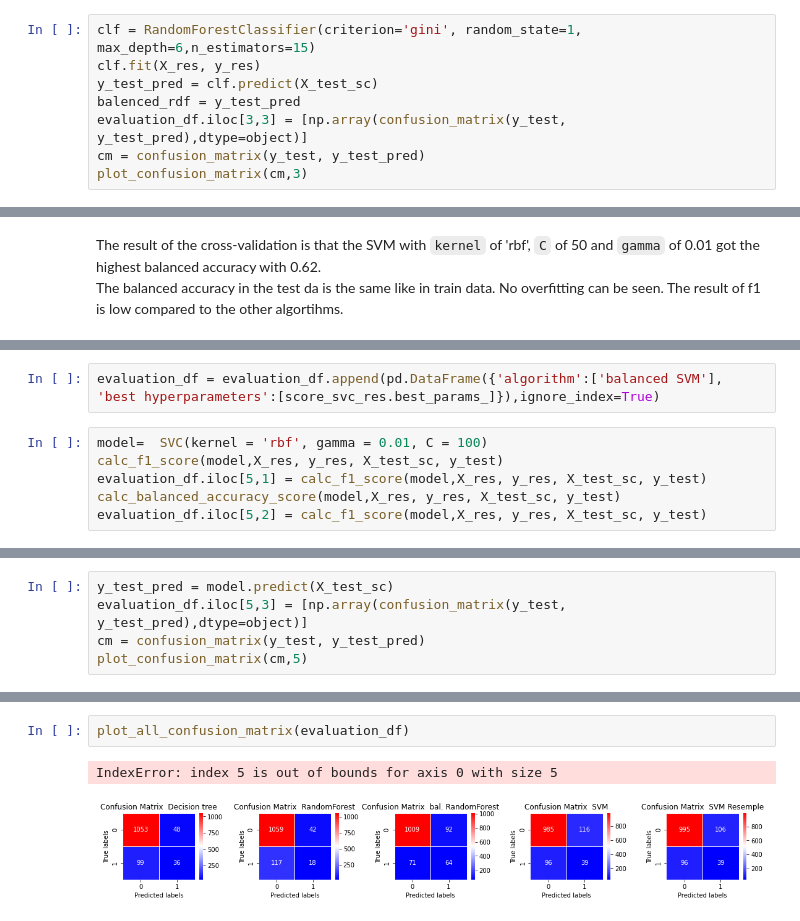
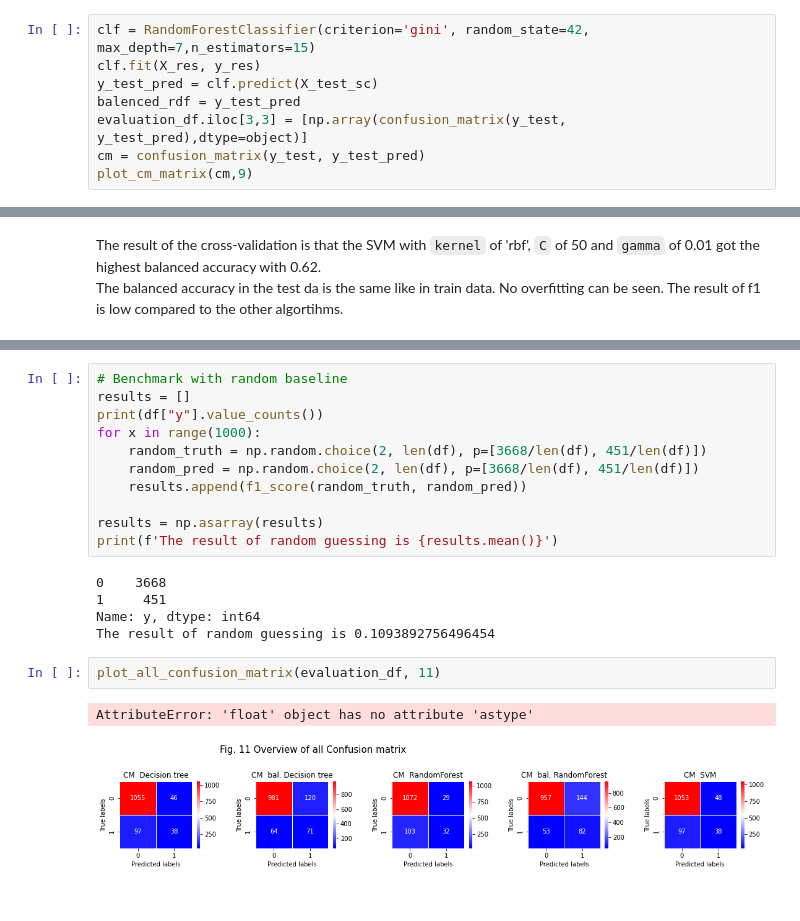
Before and after one commit to wuesten/Potfolio_2_ML, a Jupyter notebook: Exam.ipynb, the cells around one changed output, grey strips where cells are left out. Drawn from its saved outputs; the diff is of its cells as text.

```diff
--- a/Exam.ipynb
+++ b/Exam.ipynb
@@ -707,9 +707,9 @@ In the figure we can see that the TP is higher to FP but the FN increased. The a
 # %%
-clf = RandomForestClassifier(criterion='gini', random_state=1, max_depth=6,n_estimators=15)
+clf = RandomForestClassifier(criterion='gini', random_state=42, max_depth=7,n_estimators=15)
 clf.fit(X_res, y_res)
 y_test_pred = clf.predict(X_test_sc)
 balenced_rdf = y_test_pred
 evaluation_df.iloc[3,3] = [np.array(confusion_matrix(y_test, y_test_pred),dtype=object)]
 cm = confusion_matrix(y_test, y_test_pred)
-plot_confusion_matrix(cm,3)
+plot_cm_matrix(cm,9)
 # %% [output]
@@ -767,8 +749,0 @@ print(f'The best balanced Accuracy score is {round(score_svc_res.best_score_,2)}
-# %%
-evaluation_df = evaluation_df.append(pd.DataFrame({'algorithm':['balanced SVM'], 'best hyperparameters':[score_svc_res.best_params_]}),ignore_index=True)
-# %%
-model=  SVC(kernel = 'rbf', gamma = 0.01, C = 100)
-calc_f1_score(model,X_res, y_res, X_test_sc, y_test)
-evaluation_df.iloc[5,1] = calc_f1_score(model,X_res, y_res, X_test_sc, y_test)
-calc_balanced_accuracy_score(model,X_res, y_res, X_test_sc, y_test)
-evaluation_df.iloc[5,2] = calc_f1_score(model,X_res, y_res, X_test_sc, y_test)
@@ -780,5 +749,0 @@ evaluation_df.iloc[5,2] = calc_f1_score(model,X_res, y_res, X_test_sc, y_test)
-# %%
-y_test_pred = model.predict(X_test_sc)
-evaluation_df.iloc[5,3] = [np.array(confusion_matrix(y_test, y_test_pred),dtype=object)]
-cm = confusion_matrix(y_test, y_test_pred)
-plot_confusion_matrix(cm,5)
@@ -800,5 +764,21 @@ evaluation_df
+# %%
+# Benchmark with random baseline
+results = []
+print(df["y"].value_counts())
+for x in range(1000):
+    random_truth = np.random.choice(2, len(df), p=[3668/len(df), 451/len(df)])
+    random_pred = np.random.choice(2, len(df), p=[3668/len(df), 451/len(df)])
+    results.append(f1_score(random_truth, random_pred))
+
+results = np.asarray(results)
+print(f'The result of random guessing is {results.mean()}')
+# %% [output]
+0    3668
+1     451
+Name: y, dtype: int64
+The result of random guessing is 0.1093892756496454
 # %%
-plot_all_confusion_matrix(evaluation_df)
+plot_all_confusion_matrix(evaluation_df, 11)
 # %% [output]
-IndexError: index 5 is out of bounds for axis 0 with size 5
+AttributeError: 'float' object has no attribute 'astype'
-[figure, old version]
+[figure, new version]
```
Also changed, not shown: parts of 57 cells of this notebook.
